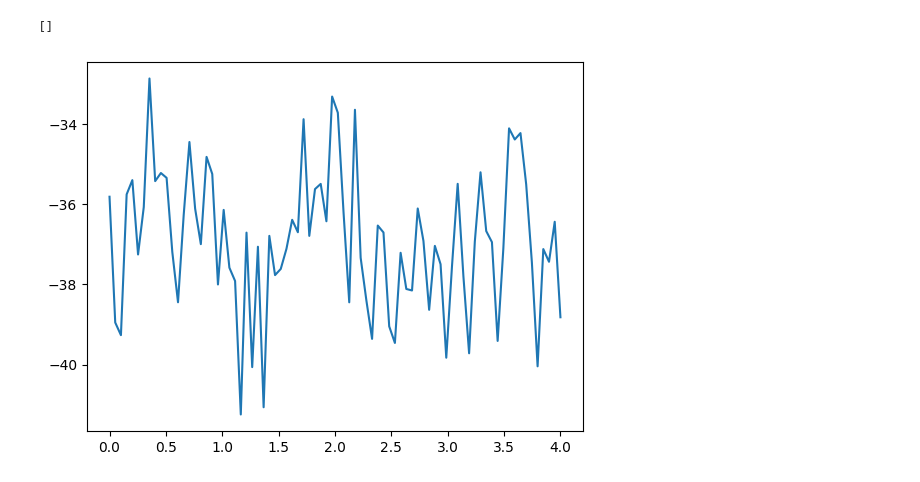
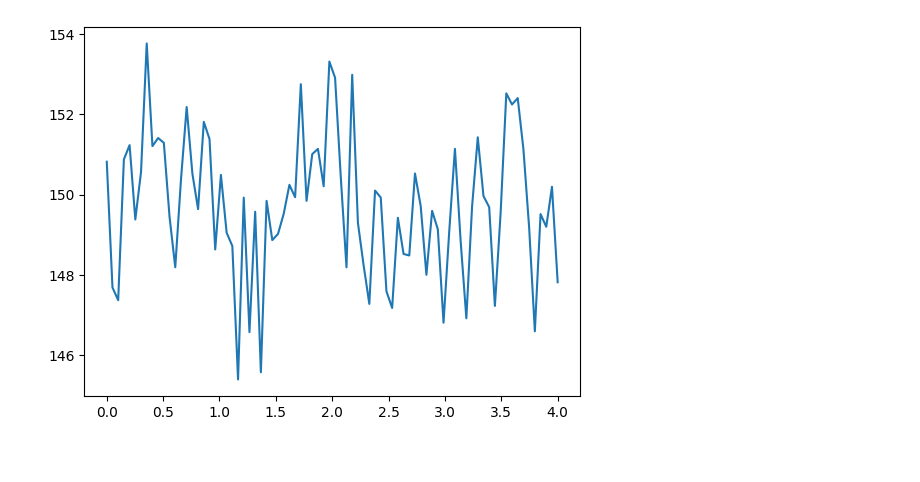
Before and after one commit to khood5/MLAudio, a Jupyter notebook: shotspotter/analysis.ipynb, the cells around one changed output. Saved outputs shown, nothing was run; the diff lists cells and outputs as text; code cells hidden in the pictures.

Commit message:
analysis on audio samples
TODO: try windows other than 50ms for computing decibels, look into more detail of average and peak plots to try to identify outliers

```diff
--- a/shotspotter/analysis.ipynb
+++ b/shotspotter/analysis.ipynb
@@ -9,40 +9,51 @@ import matplotlib.pyplot as plt
 BACKGROUND_INDEX = 'data/raw_backgrounds_index.csv'
 GUNSHOT_INDEX = 'data/raw_gunshots_index.csv'
 
-max_32_signed_int = (2**31) -1
+MAX_32_SIGNED_INT = (2**31) -1
+MAX_16_SIGNED_INT = (2**15) -1
+SCALE = MAX_32_SIGNED_INT // MAX_16_SIGNED_INT # check compute_db_levels too
+SHIFT_AMOUNT = abs(20*log10(1/MAX_32_SIGNED_INT)) # check compute_db_levels impl for explanation
 
 DEBUG_PATH='/home/joao/dev/data/shotspotter/sortedBackground/159751-8-0-5.wav'
 
 # good ones to test
 # 162134-7-14-2.wav - loud jackhammer
 # 159751-8-0-5.wav - not super loud ambulance
-
-def read_from_index(path):
-    result = []
-    with open(path, 'r') as f:
-        for line in f.readlines():
-            audio = AudioSegment.from_file(DEBUG_PATH, format="wav", codec="pcm_s32le")
-            #audio = AudioSegment.from_file(line.replace('\n', ''), format="wav", codec="pcm_s32le")
-            #print(line)
-            rate = audio.frame_rate
-            samples = np.array(audio.get_array_of_samples())
-
-            # get sample rate per 50ms
-            rate_50ms = rate//20
-            db_levels = []
-            for i in range(int(audio.duration_seconds*rate//rate_50ms)):
-                samples_50ms = samples[i*rate_50ms:i*rate_50ms+rate_50ms].astype(np.float64)
-
-                # note: we can use max 32 signed or max of our sample as reference
-                # convert to dB use RMS and dB ratio formula
-                db_levels.append(20*log10(sqrt(np.mean(np.square(samples_50ms))+1)/max_32_signed_int))
-
-            plt.plot(np.linspace(0, audio.duration_seconds, len(db_levels)), db_levels)
-            break
-
-    return result
-
-read_from_index(BACKGROUND_INDEX)
-# %% [output]
-[]
-[figure, removed]
+# %%
+# function to compute db levels every 50ms worth of samples for a wav file
+def compute_db_levels(path_to_wav, plot=True):
+    #audio = AudioSegment.from_file(DEBUG_PATH, format="wav", codec="pcm_s32le")
+    audio = AudioSegment.from_file(path_to_wav, format="wav")
+
+    #print(path_to_wav)
+    rate = audio.frame_rate
+    samples = np.array(audio.get_array_of_samples())
+
+    # we want to rescale 16 bit audio to 32 bit so we can accuractely compare them
+    if audio.sample_width == 2:
+        samples = samples.astype(np.int32) * SCALE
+
+    # get sample rate per 50ms
+    rate_50ms = rate//20
+    db_levels = []
+    for i in range(int(audio.duration_seconds*rate//rate_50ms)):
+        samples_50ms = samples[i*rate_50ms:i*rate_50ms+rate_50ms].astype(np.float64)
+
+        # note: we can use max 32 signed or max of our sample as reference
+        # convert to dB use RMS and dB ratio formula
+        db_levels.append(20*log10(sqrt(np.mean(np.square(samples_50ms))+1)/MAX_32_SIGNED_INT))
+
+    # We use dB = 20*log10(RMS/REFERENCE) to compute db scale
+    # since our REFERENCE is the max value for a sample, we will always get a log10(x) where x <= 1
+    # this means that the highest dB is 0, and the lowest is computed at SHIFT_AMOUNT
+    # we shift it for convenience and visualization (so our lowest is now 0)
+    db_levels = [i+SHIFT_AMOUNT for i in db_levels]
+
+    if plot:
+        plt.plot(np.linspace(0, audio.duration_seconds, len(db_levels)), db_levels)
+
+    return db_levels
+
+compute_db_levels(DEBUG_PATH);
+# %% [output]
+[figure, added]
```
Also changed, not shown: parts of 5 cells of this notebook, 1 other file.
